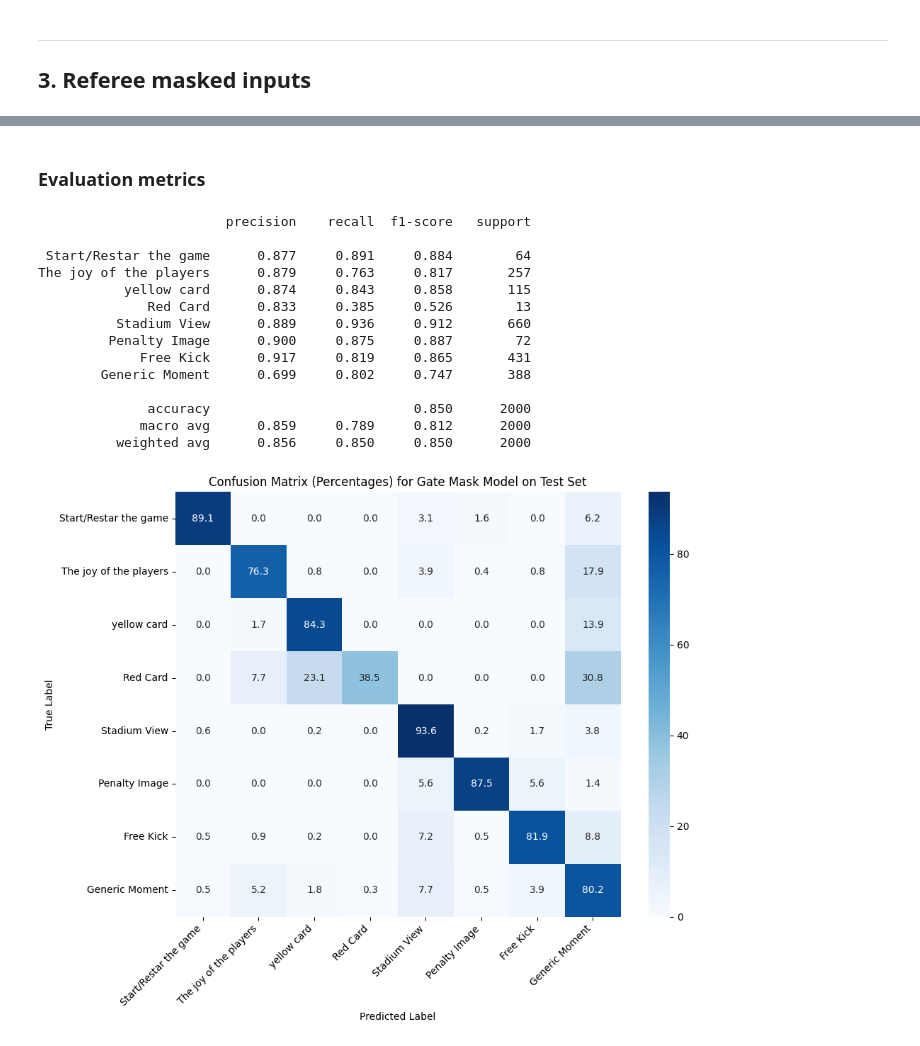
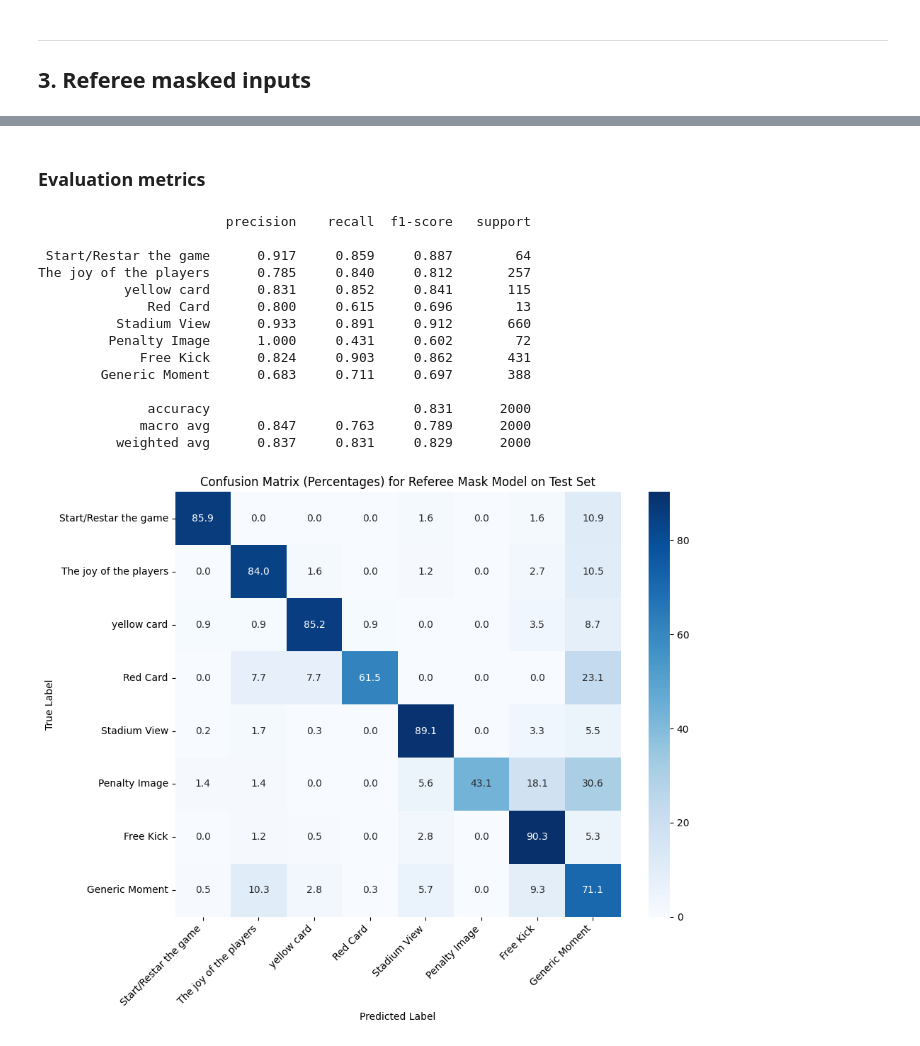
Before and after one commit to beatricecitterio/cv-project, a Jupyter notebook: mask_input.ipynb, the cells around one changed output, grey strips where cells are left out. Saved outputs shown, nothing was run; the diff lists cells and outputs as text; code cells hidden in the pictures.

```diff
--- a/mask_input.ipynb
+++ b/mask_input.ipynb
@@ -386,4 +349,22 @@ Weighted F1 Score: 0.843
 # %%
 image_path = 'data/selected_images'
 mask_path = 'data/Gate_Mask'
+# %%
+labels = pd.read_csv('selected_labels.csv')
+labels = labels.drop(columns=['Ball', 'Gate', 'referee Image'])
+
+LABELS = [
+    'Start/Restar the game',
+    'The joy of the players',
+    'yellow card',
+    'Red Card',
+    'Stadium View',
+    'Penalty Image',
+    'Free Kick',
+    'Generic Moment'
+]
+
+labels['label'] = labels[LABELS].idxmax(axis=1).map({label: idx for idx, label in enumerate(LABELS)})
+labels['label'] = labels['label'].astype(int)
+labels = labels.drop(columns=LABELS)
 # %%
@@ -554,4 +522,22 @@ Weighted F1 Score: 0.818
 ## 3. Referee masked inputs
 # %%
 mask_path = 'data/Ref_Mask'
+# %%
+labels = pd.read_csv('selected_labels.csv')
+labels = labels.drop(columns=['Ball', 'Gate', 'referee Image'])
+
+LABELS = [
+    'Start/Restar the game',
+    'The joy of the players',
+    'yellow card',
+    'Red Card',
+    'Stadium View',
+    'Penalty Image',
+    'Free Kick',
+    'Generic Moment'
+]
+
+labels['label'] = labels[LABELS].idxmax(axis=1).map({label: idx for idx, label in enumerate(LABELS)})
+labels['label'] = labels['label'].astype(int)
+labels = labels.drop(columns=LABELS)
 # %%
@@ -590,3 +590,3 @@ Input tensor shape: torch.Size([32, 4, 224, 224])
 # %% [markdown]
-### **Evaluation metrics**
+### Evaluation metrics
 # %%
@@ -615,33 +613,31 @@ print(report)
 # %% [output]
                         precision    recall  f1-score   support
 
- Start/Restar the game      0.877     0.891     0.884        64
-The joy of the players      0.879     0.763     0.817       257
-           yellow card      0.874     0.843     0.858       115
-              Red Card      0.833     0.385     0.526        13
-          Stadium View      0.889     0.936     0.912       660
-         Penalty Image      0.900     0.875     0.887        72
-             Free Kick      0.917     0.819     0.865       431
-        Generic Moment      0.699     0.802     0.747       388
+ Start/Restar the game      0.917     0.859     0.887        64
+The joy of the players      0.785     0.840     0.812       257
+           yellow card      0.831     0.852     0.841       115
+              Red Card      0.800     0.615     0.696        13
+          Stadium View      0.933     0.891     0.912       660
+         Penalty Image      1.000     0.431     0.602        72
+             Free Kick      0.824     0.903     0.862       431
+        Generic Moment      0.683     0.711     0.697       388
 
-              accuracy                          0.850      2000
-             macro avg      0.859     0.789     0.812      2000
-          weighted avg      0.856     0.850     0.850      2000
+              accuracy                          0.831      2000
+             macro avg      0.847     0.763     0.789      2000
+          weighted avg      0.837     0.831     0.829      2000
 # %%
-
-# ==== Compute Confusion Matrix ====
 cm = confusion_matrix(all_labels, all_preds, labels=list(range(len(LABELS))))
 cm_percent = cm.astype('float') / cm.sum(axis=1)[:, np.newaxis] * 100
 
 plt.figure(figsize=(10, 8))
 sns.heatmap(cm_percent, annot=True, fmt=".1f", cmap="Blues", xticklabels=LABELS, yticklabels=LABELS)
 plt.xlabel('Predicted Label')
 plt.ylabel('True Label')
-plt.title('Confusion Matrix (Percentages) for Gate Mask Model on Test Set')
+plt.title('Confusion Matrix (Percentages) for Referee Mask Model on Test Set')
 plt.xticks(rotation=45, ha='right')
 plt.tight_layout()
 plt.savefig('enhanced_model_confusion_matrix.png', dpi=300, bbox_inches='tight')
 plt.show()
 # %% [output]
-[figure, old version]
+[figure, new version]
 # %%
```
Also changed, not shown: parts of 30 cells of this notebook, 4 other files.
